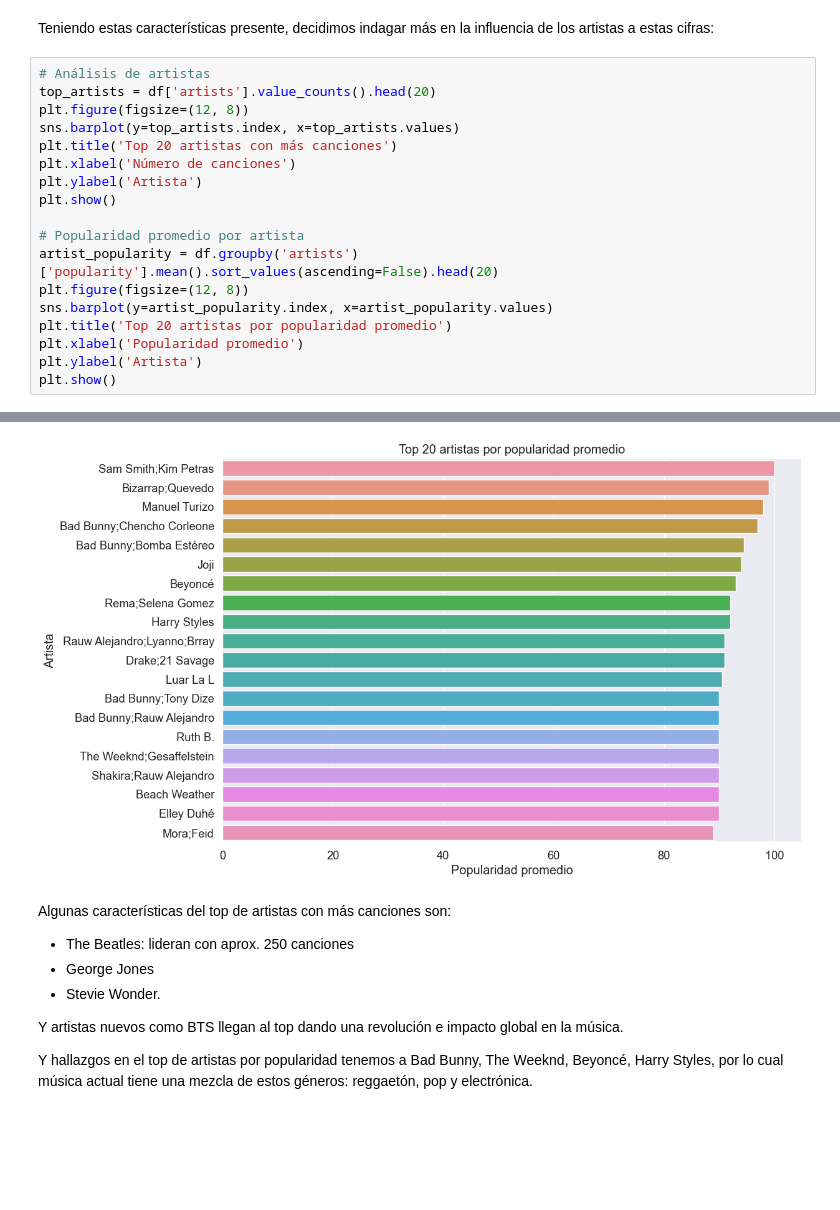
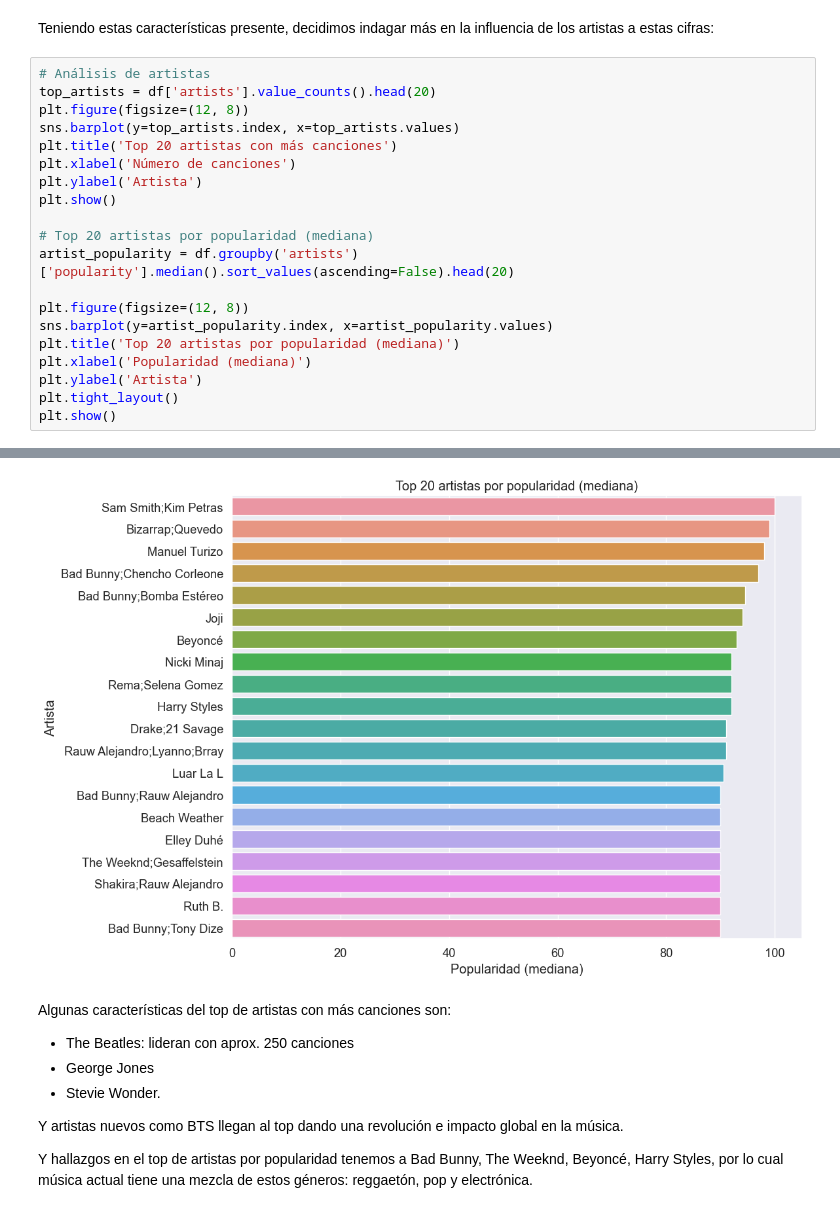
Before and after one commit to MariaClara091/jbook_ml2025, a Jupyter notebook: _sources/Analisis_exploratorio.ipynb, the cells around one changed output, grey strips where cells are left out. Saved outputs shown, nothing was run; the diff lists cells and outputs as text; blank space fills up the shorter version.

```diff
--- a/_sources/Analisis_exploratorio.ipynb
+++ b/_sources/Analisis_exploratorio.ipynb
@@ -494,24 +499,26 @@ Teniendo estas características presente, decidimos indagar más en la influenci
 # %%
 # Análisis de artistas
 top_artists = df['artists'].value_counts().head(20)
 plt.figure(figsize=(12, 8))
 sns.barplot(y=top_artists.index, x=top_artists.values)
 plt.title('Top 20 artistas con más canciones')
 plt.xlabel('Número de canciones')
 plt.ylabel('Artista')
 plt.show()
 
-# Popularidad promedio por artista
-artist_popularity = df.groupby('artists')['popularity'].mean().sort_values(ascending=False).head(20)
+# Top 20 artistas por popularidad (mediana)
+artist_popularity = df.groupby('artists')['popularity'].median().sort_values(ascending=False).head(20)
+
 plt.figure(figsize=(12, 8))
 sns.barplot(y=artist_popularity.index, x=artist_popularity.values)
-plt.title('Top 20 artistas por popularidad promedio')
-plt.xlabel('Popularidad promedio')
+plt.title('Top 20 artistas por popularidad (mediana)')
+plt.xlabel('Popularidad (mediana)')
 plt.ylabel('Artista')
+plt.tight_layout()
 plt.show()
 # %% [output]
 [figure]
-[figure, old version]
+[figure, new version]
 # %% [markdown]
 Algunas características del top de artistas con más canciones son:
 
```
Also changed, not shown: parts of 3 cells of this notebook, 8 other files.
